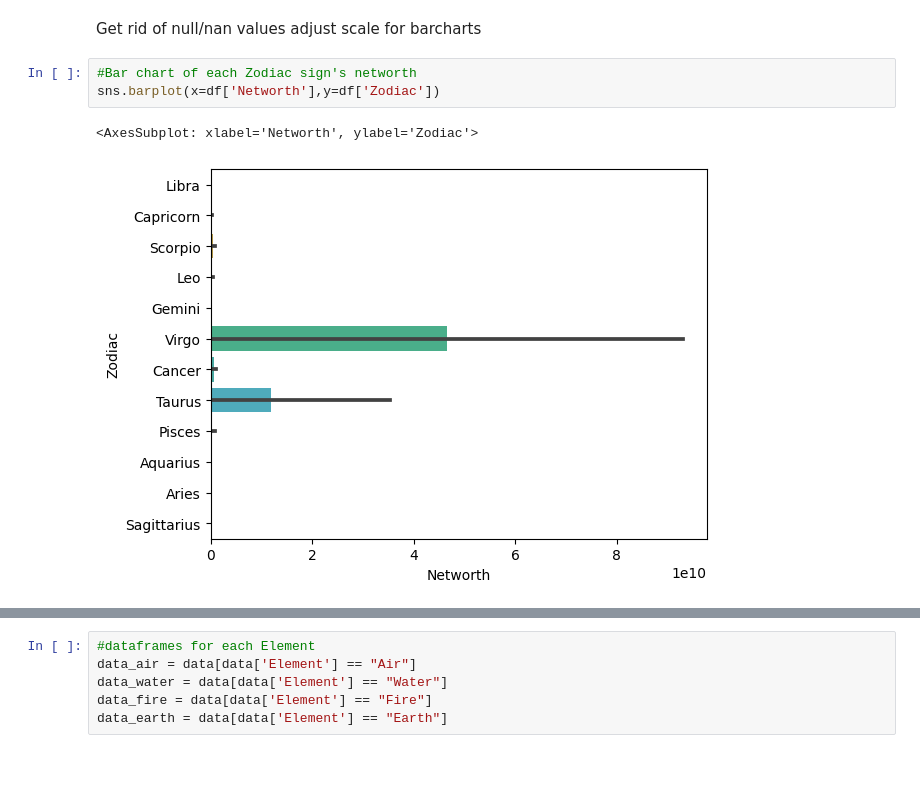
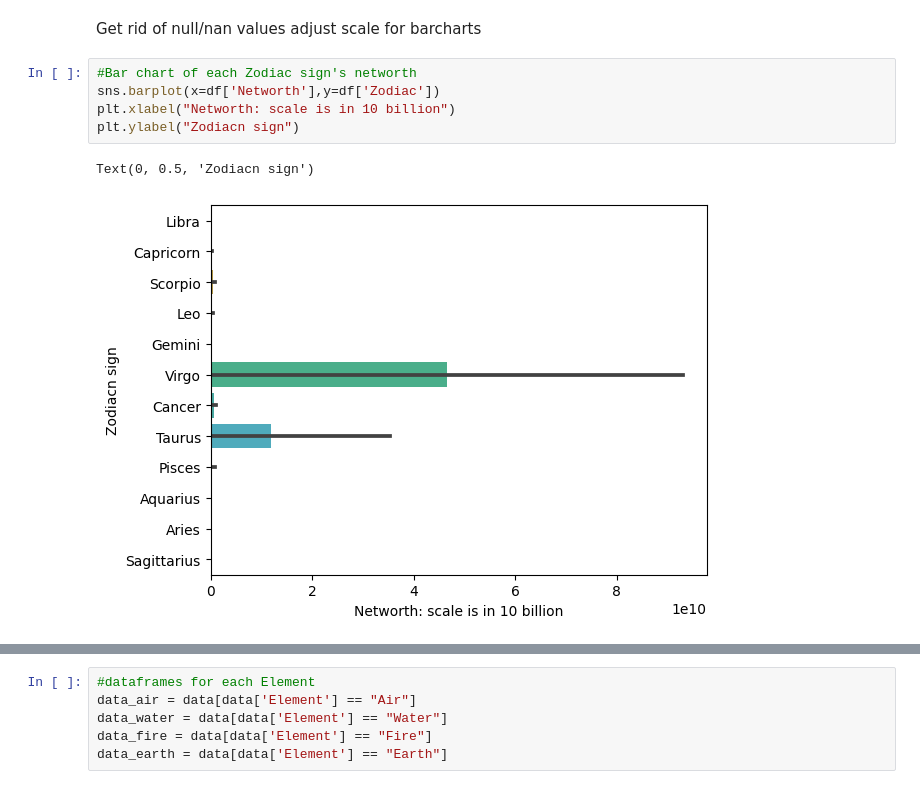
Before and after one commit to Jus1nM/Code-Louisville_Project, a Jupyter notebook: projects/CodeLouisville/Project/CL_Project.ipynb, the cells around one changed output, grey strips where cells are left out. Saved outputs shown, nothing was run; the diff lists cells and outputs as text.

```diff
--- a/projects/CodeLouisville/Project/CL_Project.ipynb
+++ b/projects/CodeLouisville/Project/CL_Project.ipynb
@@ -263,6 +292,8 @@ adjust scale for barcharts
 # %%
 #Bar chart of each Zodiac sign's networth
 sns.barplot(x=df['Networth'],y=df['Zodiac'])
+plt.xlabel("Networth: scale is in 10 billion")
+plt.ylabel("Zodiacn sign")
 # %% [output]
-<AxesSubplot: xlabel='Networth', ylabel='Zodiac'>
+Text(0, 0.5, 'Zodiacn sign')
-[figure, old version]
+[figure, new version]
```
Also changed, not shown: parts of 12 cells of this notebook.
